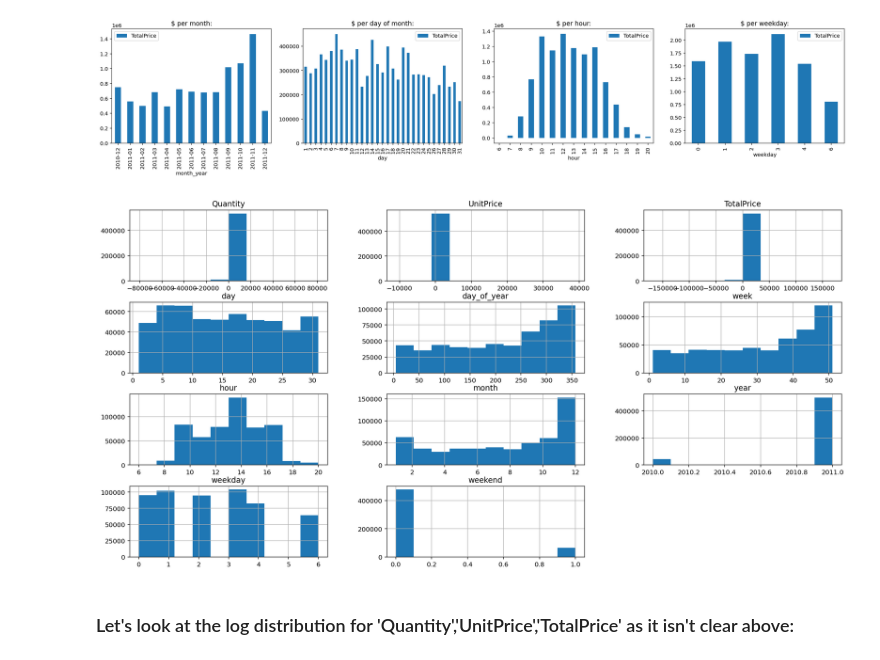
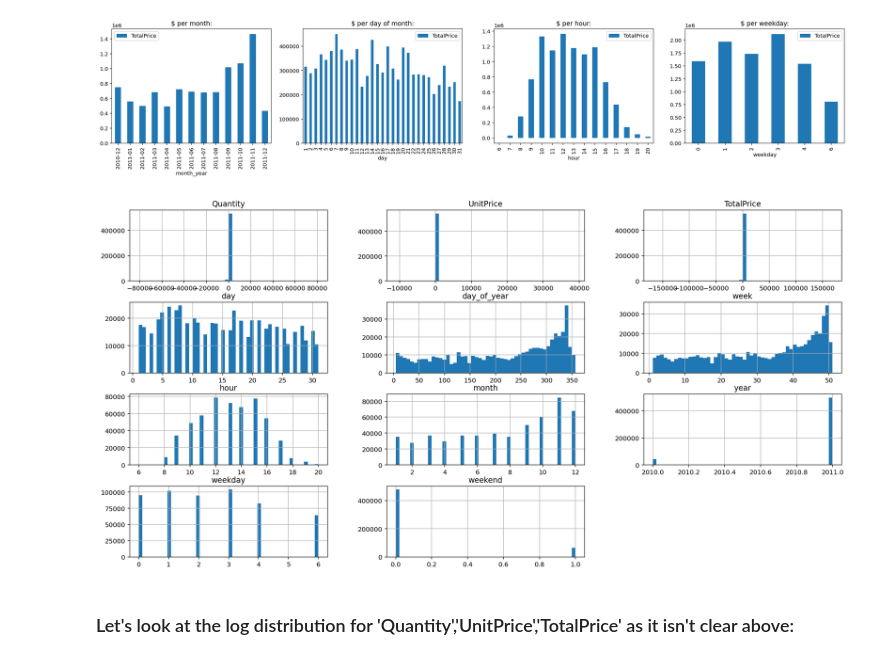
Before and after one commit to loulouOz/Customer-Insights-Analysis-RFM-Segmentation, a Jupyter notebook: customer_insights.ipynb, the cells around one changed output. Saved outputs shown, nothing was run; the diff lists cells and outputs as text; code cells hidden in the pictures.

```diff
--- a/customer_insights.ipynb
+++ b/customer_insights.ipynb
@@ -187,9 +204,9 @@ ax[3].set_title('$ per weekday:');
 # %%
 fig = plt.figure(figsize = (20,10))
 ax = fig.gca()
-df.hist(ax=ax);
+df.hist(bins=50, ax=ax);
 # %% [output]
-[figure, old version]
+[figure, new version]
 # %% [markdown]
 ### Let's look at the log distribution for 'Quantity','UnitPrice','TotalPrice' as it isn't clear above:
 # %%
```
Also changed, not shown: parts of 7 cells of this notebook.
